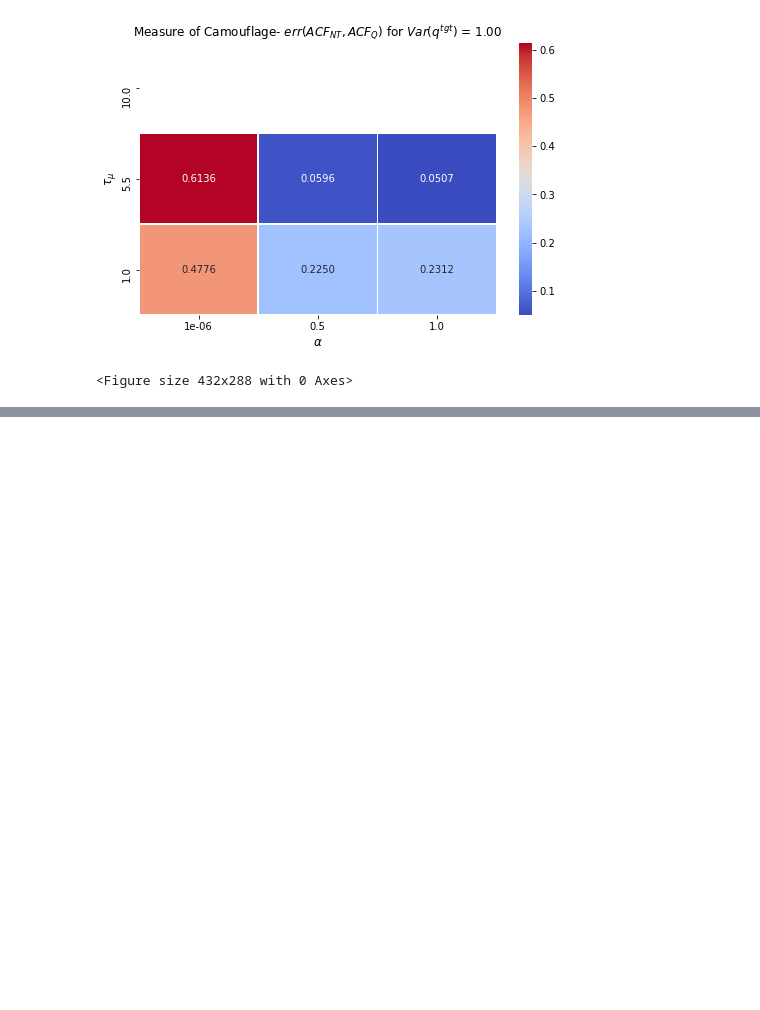
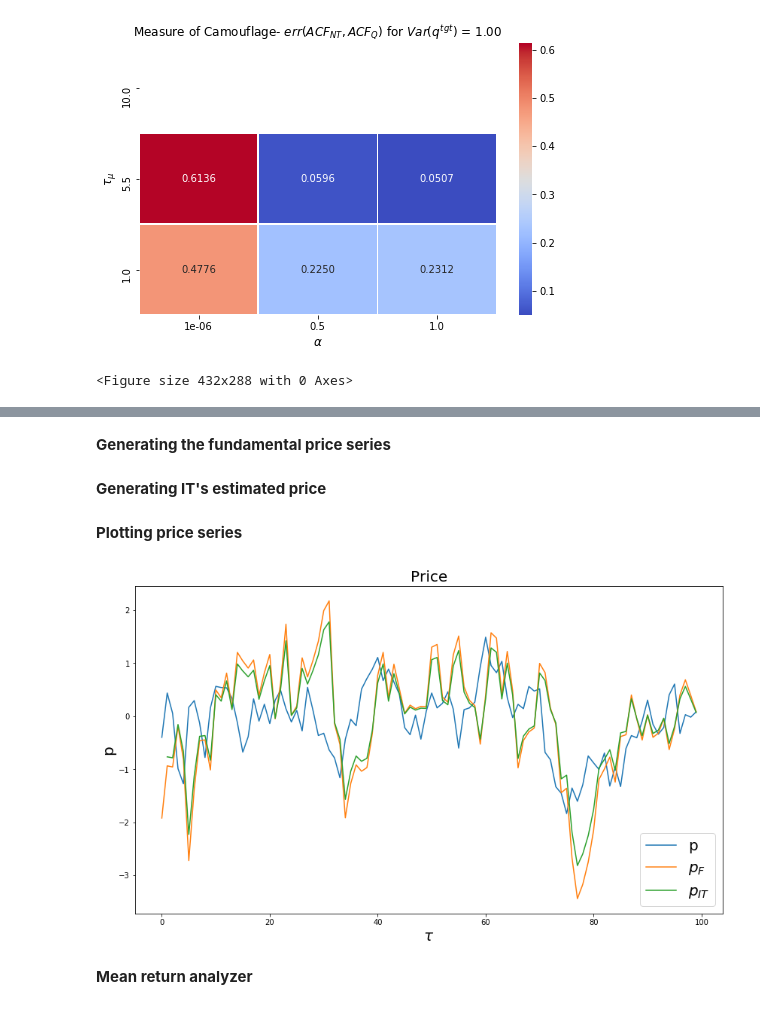
Before and after one commit to felipemoret77/EconophysiX_Internship, a Jupyter notebook: A_Rational_Noise_Trader_Within_A_Kyle_Setup_Full_Utility_3_Seeds_EconophysiX.ipynb, the cells around one changed output, grey strips where cells are left out. Saved outputs shown, nothing was run; the diff lists cells and outputs as text; code cells hidden in the pictures; blank space fills up the shorter version.

```diff
--- a/A_Rational_Noise_Trader_Within_A_Kyle_Setup_Full_Utility_3_Seeds_EconophysiX.ipynb
+++ b/A_Rational_Noise_Trader_Within_A_Kyle_Setup_Full_Utility_3_Seeds_EconophysiX.ipynb
@@ -1384,0 +1595,2 @@ for i in range(0, 1):
+# %%
+total_order_flow = return_total_order_flow(D_MU, D_TGT, dividends_flow, target_portfolio_order_flow)
@@ -1384,0 +1599,26 @@ for i in range(0, 1):
+# %%
+price_simulations = return_price_series(total_order_flow, G)
+# %% [markdown]
+**Generating the fundamental price series**
+# %%
+fundamental_price_simulations = return_fundamental_price_series(dividends_flow, tau_MU)
+# %% [markdown]
+**Generating IT's estimated price**
+# %%
+IT_estimated_price_simulations = return_IT_estimated_price_series(dividends_flow, tau_MU)
+# %% [markdown]
+**Plotting price series**
+# %%
+figure25 = plt.figure(figsize = (14,8))
+plt.plot(np.arange(0,T), price_simulations[:, 1], label = "p")
+plt.plot(np.arange(0,T), fundamental_price_simulations[:,1], label = r"$p_{F}$")
+plt.plot(np.arange(1,T), IT_estimated_price_simulations[:,1], label = r"$p_{IT}$")
+plt.xlabel(r"$\tau$", fontsize = 20)
+plt.ylabel("p", fontsize = 20)
+plt.legend(loc = 4, prop={'size': 20})
+plt.title("Price", fontsize = 20)
+plt.show()
+# %% [output]
+[figure, added]
+# %% [markdown]
+**Mean return analyzer**
```
Also changed, not shown: parts of 185 cells of this notebook.
